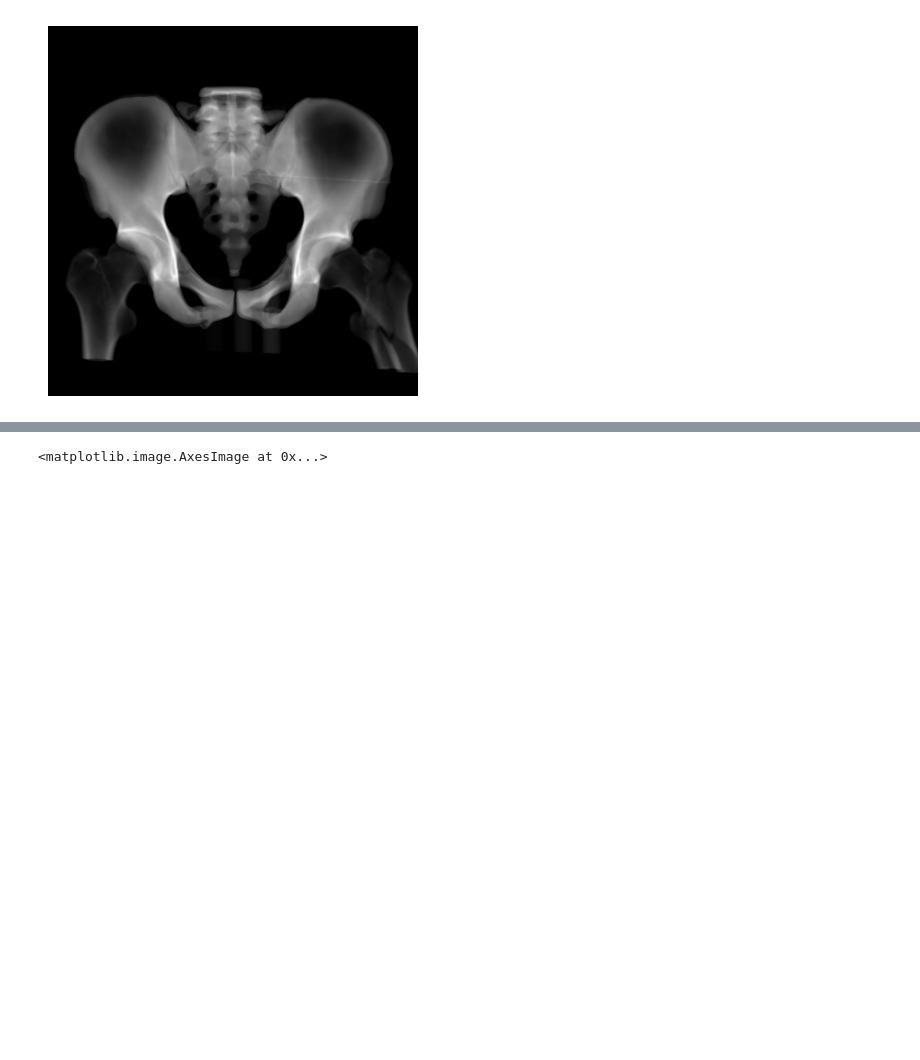
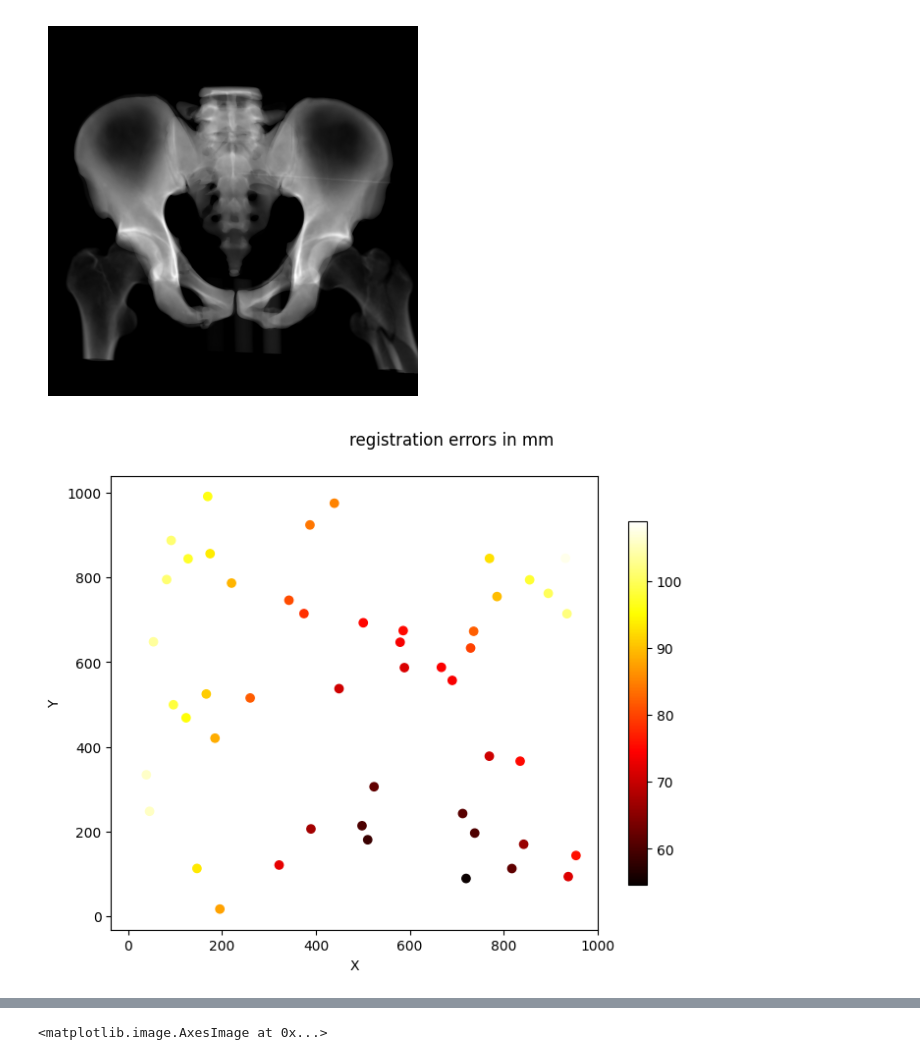
Before and after one commit to Vojtech-Benda/ca_isf, a Jupyter notebook: sitkRegistration.ipynb, the cells around one changed output, grey strips where cells are left out. Saved outputs shown, nothing was run; the diff lists cells and outputs as text; code cells hidden in the pictures; blank space fills up the shorter version.

Commit message:
registration changes

```diff
--- a/sitkRegistration.ipynb
+++ b/sitkRegistration.ipynb
@@ -146,3 +342,14 @@ plt.axis("off")
 plt.show()
 # %% [output]
 [figure]
+# %%
+fixed_points = generate_random_pointset(fixedImage, 50)
+moving_points = [initialTransform.TransformPoint(p) for p in fixed_points]
+# %%
+(pre_errors_mean,
+ pre_errors_std,
+ pre_errors_min,
+ pre_errors_max,
+ pre_errors_values) = registration_errors(sitk.AffineTransform(2), fixed_points, moving_points, True)
+# %% [output]
+[figure, added]
```
Also changed, not shown: parts of 14 cells of this notebook.
